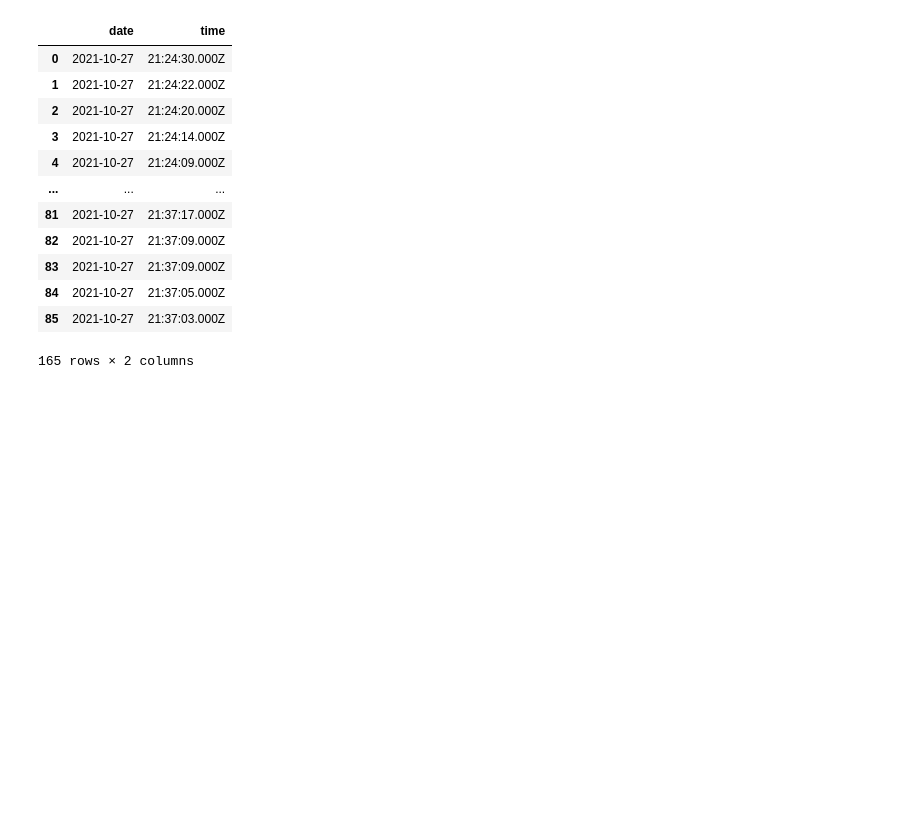
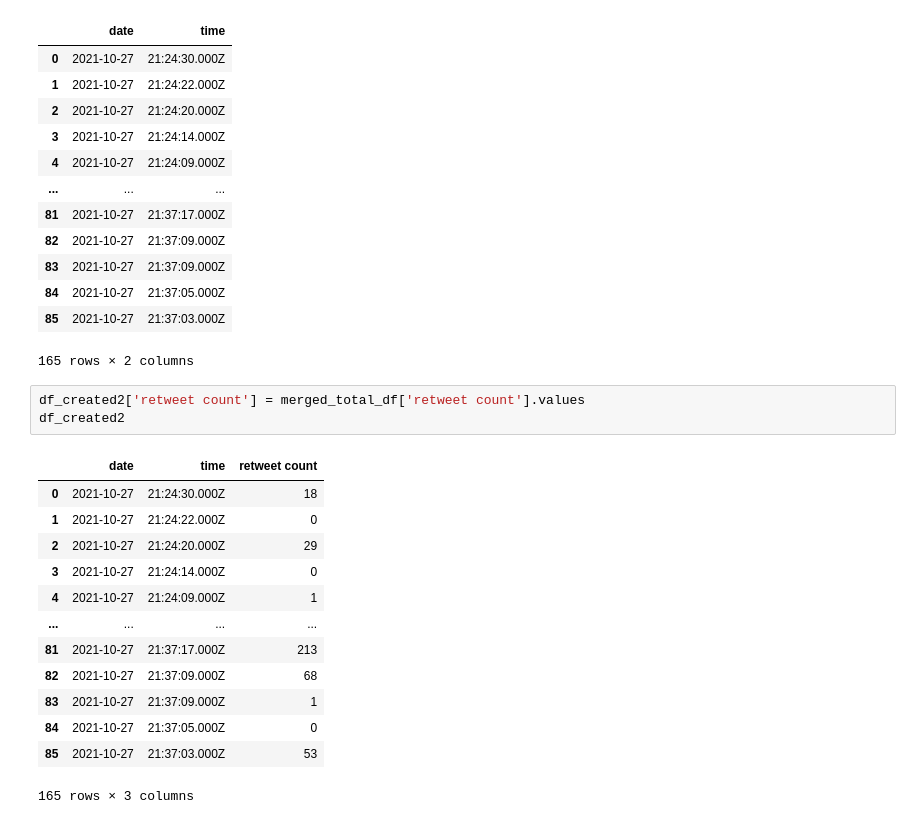
Before and after one commit to sthurstone/Return-Rate-Researchers---Project-I, a Jupyter notebook: API/Twitter_API_Analysis_Tables.ipynb, the cells around one changed output. Saved outputs shown, nothing was run; the diff lists cells and outputs as text; blank space fills up the shorter version.

```diff
--- a/API/Twitter_API_Analysis_Tables.ipynb
+++ b/API/Twitter_API_Analysis_Tables.ipynb
@@ -105,4 +107,21 @@ df_created2
 | 84 | 2021-10-27 | 21:37:05.000Z |
 | 85 | 2021-10-27 | 21:37:03.000Z |
 165 rows × 2 columns
+# %%
+df_created2['retweet count'] = merged_total_df['retweet count'].values
+df_created2
+# %% [output]
+|  | date | time | retweet count |
+| 0 | 2021-10-27 | 21:24:30.000Z | 18 |
+| 1 | 2021-10-27 | 21:24:22.000Z | 0 |
+| 2 | 2021-10-27 | 21:24:20.000Z | 29 |
+| 3 | 2021-10-27 | 21:24:14.000Z | 0 |
+| 4 | 2021-10-27 | 21:24:09.000Z | 1 |
+| ... | ... | ... | ... |
+| 81 | 2021-10-27 | 21:37:17.000Z | 213 |
+| 82 | 2021-10-27 | 21:37:09.000Z | 68 |
+| 83 | 2021-10-27 | 21:37:09.000Z | 1 |
+| 84 | 2021-10-27 | 21:37:05.000Z | 0 |
+| 85 | 2021-10-27 | 21:37:03.000Z | 53 |
+165 rows × 3 columns
 # %%
```
Also changed, not shown: parts of 4 cells of this notebook, 2 other files.
